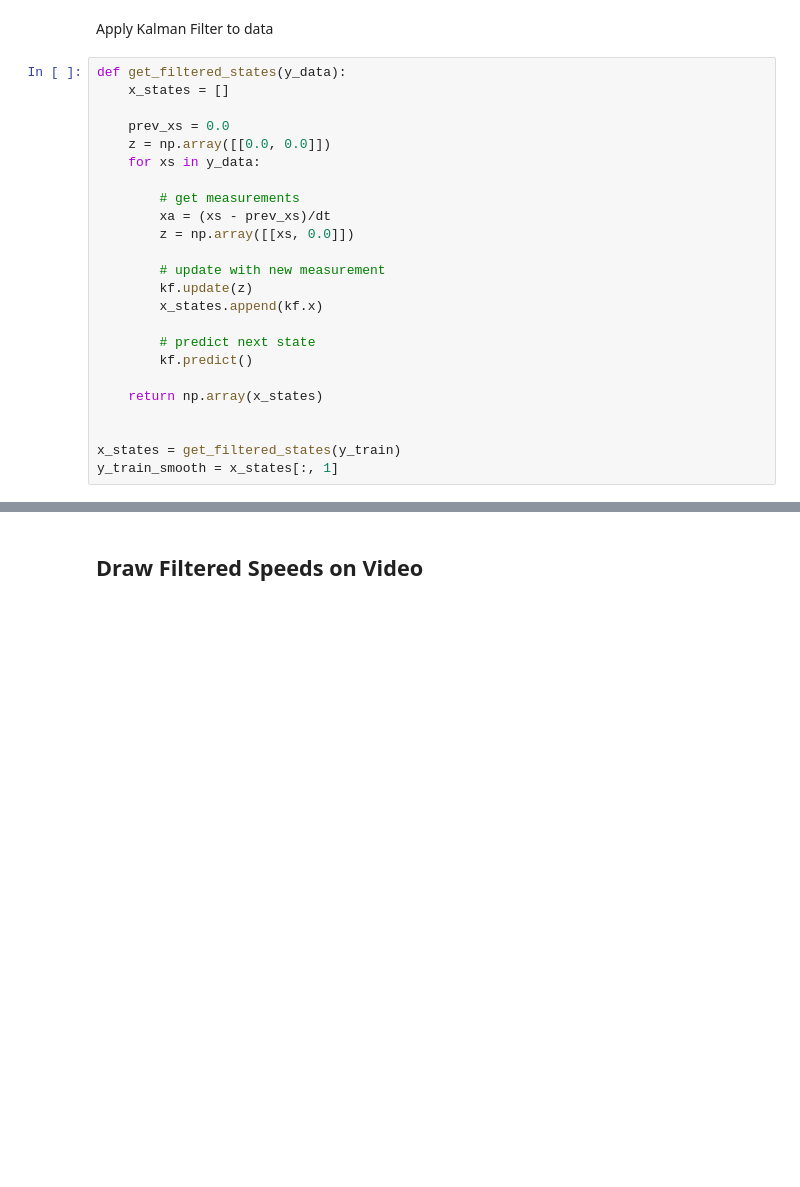
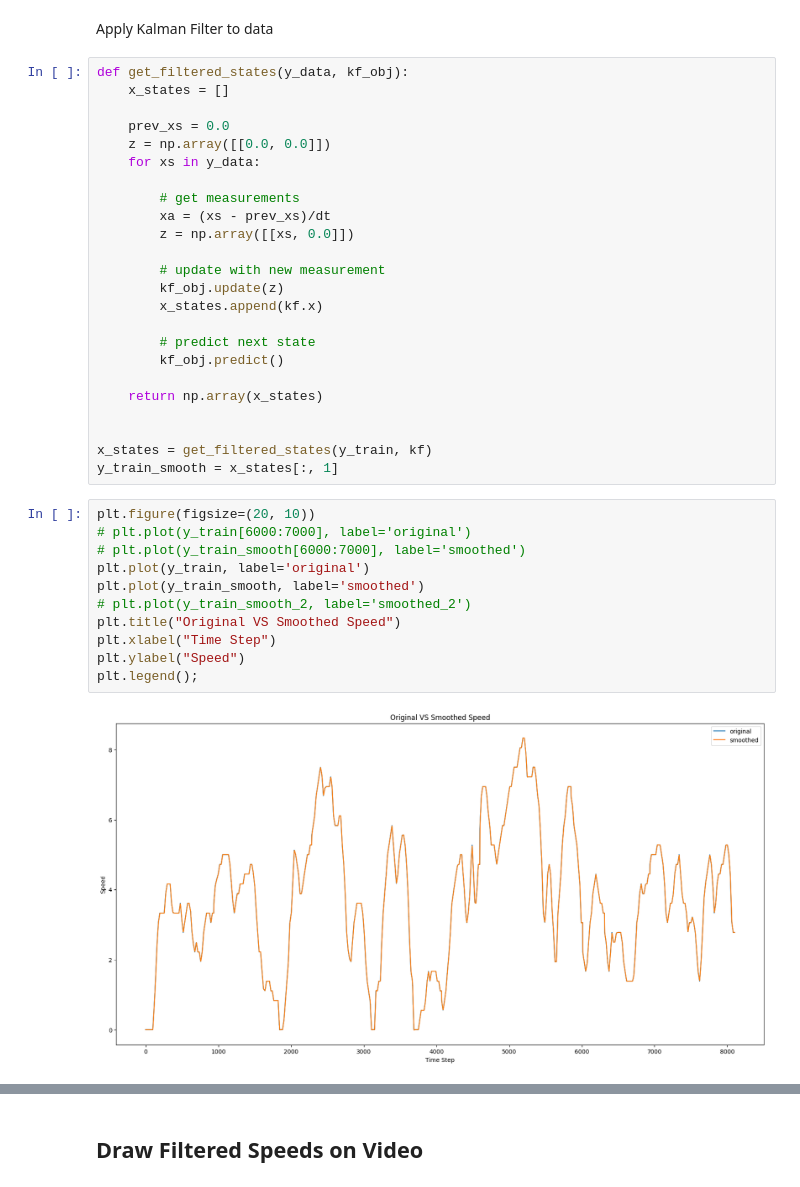
Before and after one commit to itberrios/CV_projects, a Jupyter notebook: mars_challenge/kalman_filter_tutorial.ipynb, the cells around one changed output, grey strips where cells are left out. Cells and saved outputs as stored; diff of their text form; blank space fills up the shorter version.

```diff
--- a/mars_challenge/kalman_filter_tutorial.ipynb
+++ b/mars_challenge/kalman_filter_tutorial.ipynb
@@ -105,7 +107,7 @@ kf = get_kalman_filter(dt, q_var, r_var, x_var)
 # %% [markdown]
 Apply Kalman Filter to data
 # %%
-def get_filtered_states(y_data):
+def get_filtered_states(y_data, kf_obj):
     x_states = []
 
     prev_xs = 0.0
@@ -117,14 +119,27 @@ def get_filtered_states(y_data):
         z = np.array([[xs, 0.0]])
 
         # update with new measurement
-        kf.update(z)
+        kf_obj.update(z)
         x_states.append(kf.x)
 
         # predict next state
-        kf.predict()
+        kf_obj.predict()
 
     return np.array(x_states)
 
 
-x_states = get_filtered_states(y_train)
+x_states = get_filtered_states(y_train, kf)
 y_train_smooth = x_states[:, 1]
+# %%
+plt.figure(figsize=(20, 10))
+# plt.plot(y_train[6000:7000], label='original')
+# plt.plot(y_train_smooth[6000:7000], label='smoothed')
+plt.plot(y_train, label='original')
+plt.plot(y_train_smooth, label='smoothed')
+# plt.plot(y_train_smooth_2, label='smoothed_2')
+plt.title("Original VS Smoothed Speed")
+plt.xlabel("Time Step")
+plt.ylabel("Speed")
+plt.legend();
+# %% [output]
+[figure, added]
```
Also changed, not shown: parts of 10 cells of this notebook.
